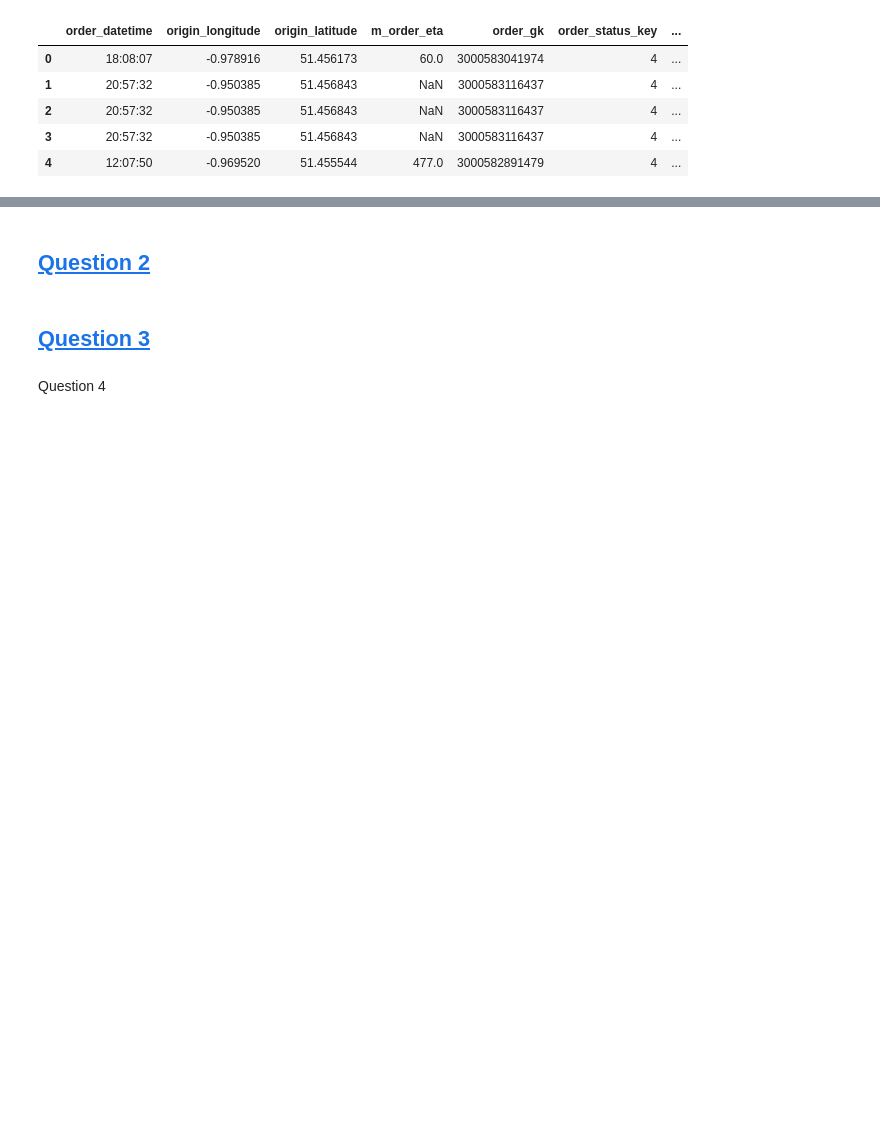
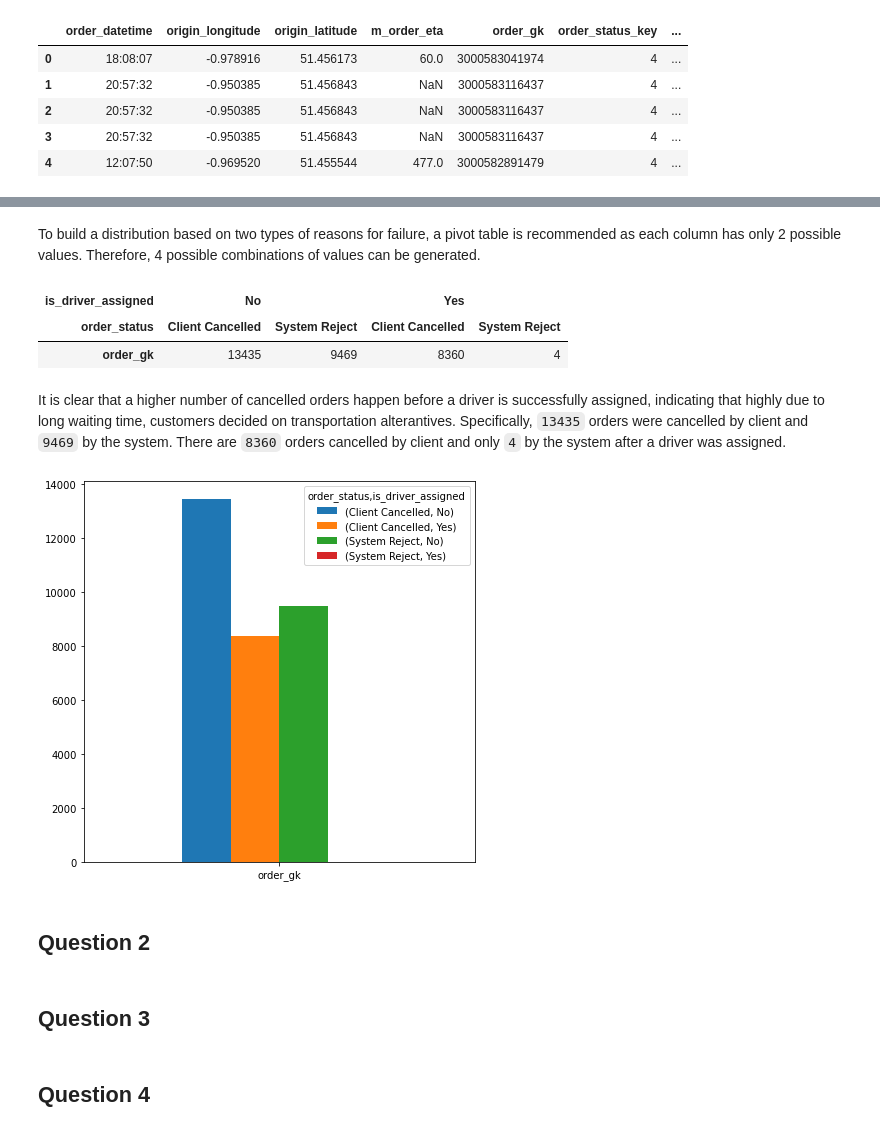
Before and after one commit to ethanaire/Analysing-Gett-Failed-Orders-data-in-Python, a Jupyter notebook: failed_orders_analytics.ipynb, the cells around one changed output, grey strips where cells are left out. Drawn from its saved outputs; the diff is of its cells as text; code cells hidden in the pictures; blank space fills up the shorter version.

```diff
--- a/failed_orders_analytics.ipynb
+++ b/failed_orders_analytics.ipynb
@@ -99,0 +106,5 @@ df.head()
+# %%
+df["is_driver_assigned"] = np.where(df["is_driver_assigned_key"] == 1, "Yes", "No")
+df["order_status"] = np.where(df["order_status_key"] == 4, "Client Cancelled", "System Reject")
+# %%
+df.drop(columns=["is_driver_assigned_key", "order_status_key"], inplace=True)
@@ -100,6 +126,21 @@ df.head()
+# %% [markdown]
+To build a distribution based on two types of reasons for failure, a pivot table is recommended as each column has only 2 possible values. Therefore, 4 possible combinations of values can be generated.
+# %%
+fail_dist = df.pivot_table(columns=['is_driver_assigned', 'order_status'], values=['order_gk'] , aggfunc='count')
+fail_dist
+# %% [output]
+| is_driver_assigned | No |  | Yes |  |
+| order_status | Client Cancelled | System Reject | Client Cancelled | System Reject |
+| order_gk | 13435 | 9469 | 8360 | 4 |
+# %% [markdown]
+It is clear that a higher number of cancelled orders happen before a driver is successfully assigned, indicating that highly due to long waiting time, customers decided on transportation alterantives. Specifically, `13435` orders were cancelled by client and `9469` by the system. There are `8360` orders cancelled by client and only `4` by the system after a driver was assigned.
+# %%
+pl1 = fail_dist.plot(kind="bar", subplots=False, figsize=(7, 7), legend=True, rot=0)
+# %% [output]
+[figure, added]
 # %% [markdown]
-## <a href='q2'>Question 2</a>
+## Question 2
 # %% [markdown]
-## <a href='q3'>Question 3</a>
+## Question 3
 # %% [markdown]
-<a id='q4'>Question 4</a>
+## Question 4
```
Also changed, not shown: parts of 11 cells of this notebook.
